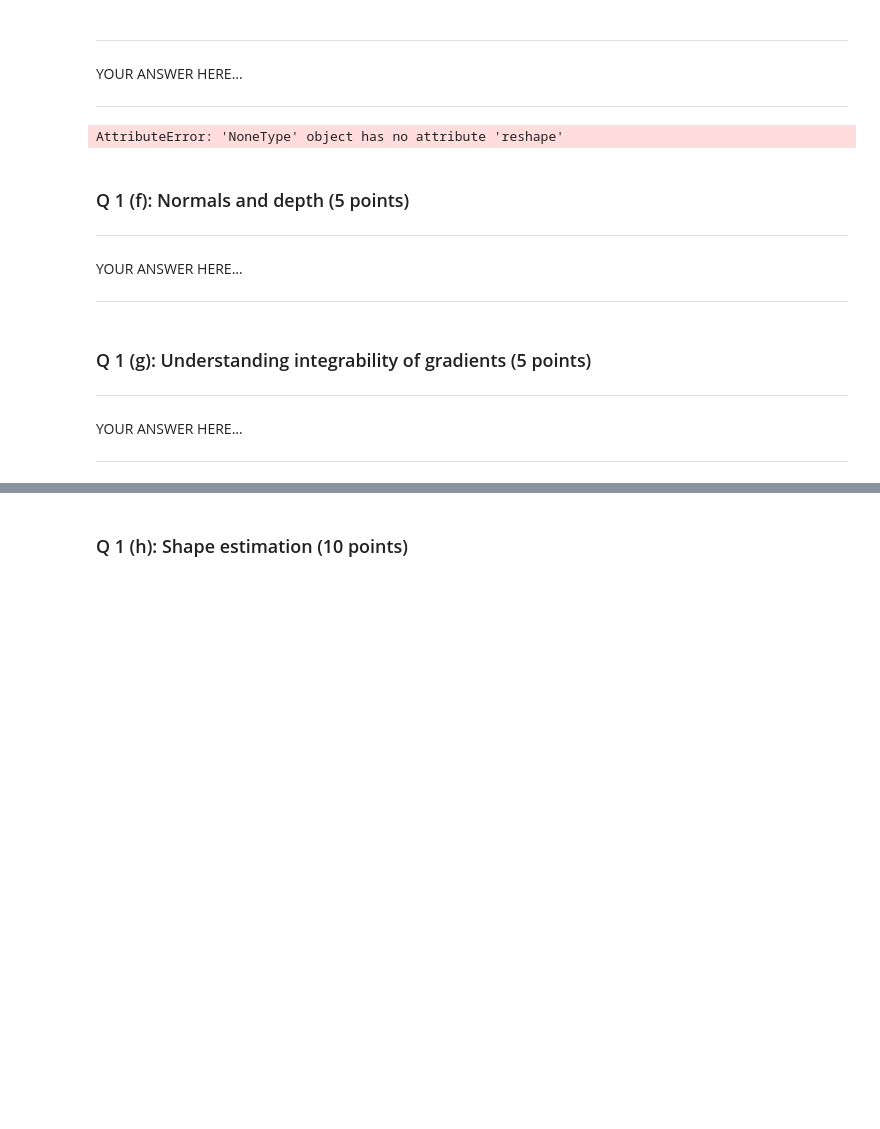
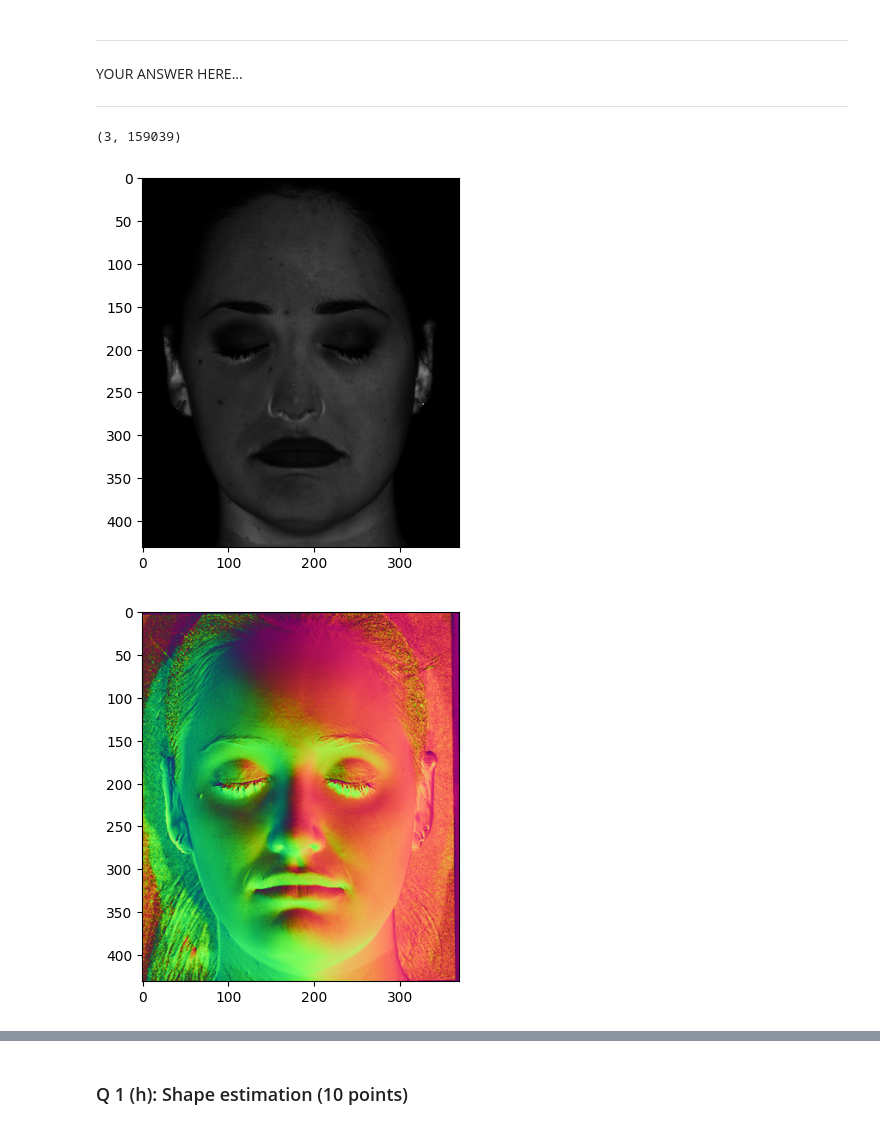
Before and after one commit to IanKrause/computer-vision, a Jupyter notebook: hw6/HW6_ikrause.ipynb, the cells around one changed output, grey strips where cells are left out. Drawn from its saved outputs; the diff is of its cells as text; code cells hidden in the pictures; blank space fills up the shorter version.

```diff
--- a/hw6/HW6_ikrause.ipynb
+++ b/hw6/HW6_ikrause.ipynb
@@ -400,8 +400,8 @@ I, L, s = loadData(data_dir)
 
 # print(I.shape)
 # print(I)
-u, s, vh = scipy.linalg.svd(I,full_matrices=False)
-print(s)
+u_val, s_val, vh_val = scipy.linalg.svd(I,full_matrices=False)
+print(s_val)
 
 
 ### END YOUR CODE
@@ -442,6 +442,19 @@ def estimatePseudonormalsCalibrated(I, L):
 
     B = None
     ### YOUR CODE HERE
+    P = I.shape[1] # number of pixels
+    N = I.shape[0] # number of images = 7
+    b = np.zeros((N,1)) # image pixel values
+    A = np.zeros((N,3)) # lighting direction values
+    X = np.zeros((3,1)) # pseudo normal
+    B = np.zeros((3,P))
+
+    A = L.T
+    AtA = A.T @ A
+    for i in range(0,P):
+      b[:,0] = I[:,i]
+      X[:,:], residuals, _, _ = np.linalg.lstsq(A, b, rcond=None)
+      B[:,i] = X[:,0]
     ### END YOUR CODE
 
     return B
@@ -472,47 +485,36 @@ def estimateAlbedosNormals(B):
 
     Parameters
     ----------
     B : numpy.ndarray
         The 3 x P matrix of estimated pseudonormals
 
     Returns
     -------
     albedos : numpy.ndarray
         The vector of albedos
 
     normals : numpy.ndarray
         The 3 x P matrix of normals
     '''
 
     albedos = None
     normals = None
 
     ### YOUR CODE HERE
+    print(B.shape)
+    albedos = np.linalg.norm(B,ord=2,axis=0)
+    normals = B / albedos
     ### END YOUR CODE
 
     return albedos, normals
 
 
 # Part 1(e)
 albedos, normals = estimateAlbedosNormals(B)
 albedoIm, normalIm = displayAlbedosNormals(albedos, normals, s)
 plt.imsave('1f-a.png', albedoIm, cmap = 'gray')
 plt.imsave('1f-b.png', normalIm, cmap = 'rainbow')
 # %% [output]
-AttributeError: 'NoneType' object has no attribute 'reshape'
+(3, 159039)
+[figure, added]
+[figure, added]
-# %% [markdown]
-### Q 1 (f): Normals and depth (5 points)
-
----
-
-YOUR ANSWER HERE...
-
----
-# %% [markdown]
-### Q 1 (g): Understanding integrability of gradients (5 points)
-
----
-
-YOUR ANSWER HERE...
-
----
```
Also changed, not shown: parts of 6 cells of this notebook, 1 other file.
